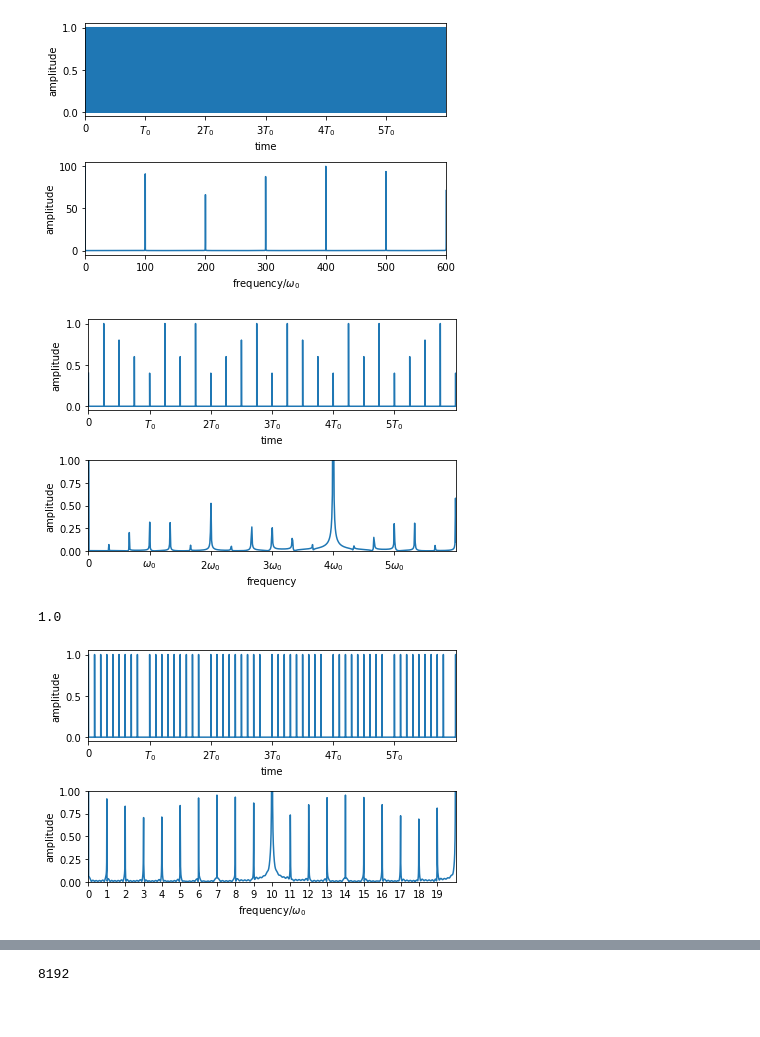
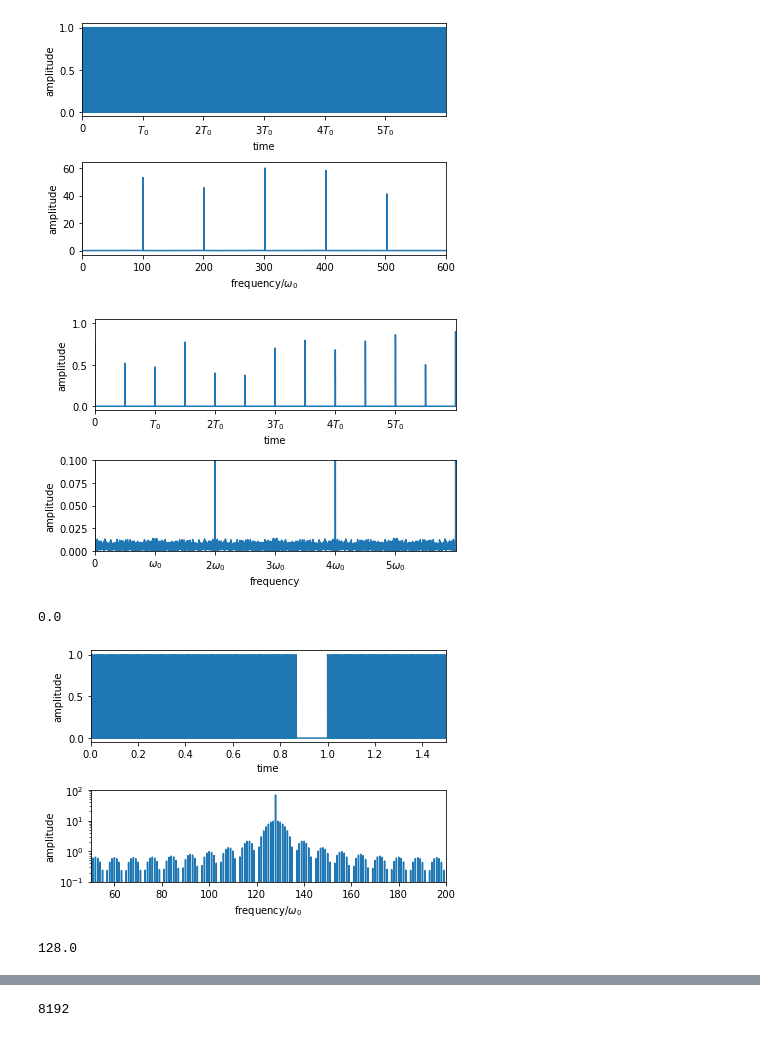
Before and after one commit to esuwaishi/IRoHa, a Jupyter notebook: Fourier.ipynb, the cells around one changed output, grey strips where cells are left out. Cells and saved outputs as stored; diff of their text form; code cells hidden in the pictures.

```diff
--- a/Fourier.ipynb
+++ b/Fourier.ipynb
@@ -86,15 +90,18 @@ from scipy.fftpack import fft
 import matplotlib.pyplot as plt
 
 # parameters
-N = 2**20 # data number
-dt = 0.0001 # data step [s]
+N = 2**24 # data number
+t0 = 2**14
+omg0 = 2*np.pi*(1/t0)
+omgs = omg0/10
+dt = 1/t0
+#dt = 0.0001 # data step [s]
 
 t = np.arange(0, N*dt, dt) # time
 freq = np.linspace(0, 1.0/dt, N) # frequency step
 
 y = np.zeros(N)*dt
-t0 = 100
-y[::t0] =1
+y[::int(t0/100)] =1
 
 yf = fft(y)/(N/2) # 離散フーリエ変換&規格化
 
@@ -117,28 +124,32 @@ plt.tight_layout()
 #plt.savefig("01")
 plt.show()
 # %% [output]
-[figure, old version]
+[figure, new version]
 # %%
 import numpy as np
 from scipy.fftpack import fft
 import matplotlib.pyplot as plt
 
 # parameters
-N = 2**20 # data number
-dt = 0.0001 # data step [s]
+N = 2**24 # data number
+t0 = 2**14
+omg0 = 2*np.pi*(1/t0)
+omgs = omg0/10
+dt = 1/t0
+#dt = 0.0001 # data step [s]
 
 t = np.arange(0, N*dt, dt) # time
 freq = np.linspace(0, 1.0/dt, N) # frequency step
 
 y = np.zeros(N)*dt
-t0 = 2500
-#for i in range(0, N, t0):
-#    y[i] = (1-0.8)*np.random.rand()+0.8
 
-y[::t0] =1
-y[::5000] =.8
-y[::7500] =0.6
-y[::10000] =.4
+for i in range(0, N, int(t0/2)):
+    y[i] = (1-0.3)*np.random.rand()+0.3
+
+#y[::int(t0/10)] =1
+#y[::int(t0/8)] =.8
+#y[::int(t0/6)] =0.6
+#y[::int(t0/4)] =.4
 
 yf = fft(y)/(N/2) # 離散フーリエ変換&規格化
 
@@ -153,7 +164,7 @@ plt.ylabel("amplitude")
 plt.subplot(212)
 plt.plot(freq, 5e3*np.abs(yf))
 plt.xlim(0, 6)
-plt.ylim(0, 1)
+plt.ylim(0, 0.1)
 plt.xlabel("frequency")
 plt.ylabel("amplitude")
 plt.xticks(np.arange(0, 6, 1), ["0", "$\omega_0$", "$2\omega_0$", "$3\omega_0$", "$4\omega_0$", "$5\omega_0$"])
@@ -162,51 +173,58 @@ plt.tight_layout()
 plt.show()
 print(y[2500])
 # %% [output]
-[figure, old version]
+[figure, new version]
-1.0
+0.0
 # %%
 import numpy as np
 from scipy.fftpack import fft
 import matplotlib.pyplot as plt
 
 # parameters
-N = 2**20 # data number
-dt = 0.0001 # data step [s]
+N = 2**24 # data number
+t0 = 2**14
+omg0 = 2*np.pi*(1/t0)
+omgs = omg0/10
+dt = 1/t0
+#dt = 0.0001 # data step [s]
 
 t = np.arange(0, N*dt, dt) # time
 freq = np.linspace(0, 1.0/dt, N) # frequency step
 
+nb = 128
 y = np.zeros(N)*dt
-t0 = 1000
-y[::t0] =1
+y[::int(t0/nb)] =1
 
-for j in range(1, 100):
-    for i in range(j*10000 - 1000, j*10000, t0):
+for j in range(1, int(N/t0)):
+    for i in range(j*t0 - int(16*t0/nb), j*t0, int(t0/nb)):
         y[i] = 0
 
 yf = fft(y)/(N/2) # 離散フーリエ変換&規格化
 
 plt.figure(2)
 plt.subplot(211)
 plt.plot(t, y)
-plt.xlim(0, 6)
-plt.xticks(np.arange(0, 6, 1), ["0", "$T_0$", "$2T_0$", "$3T_0$", "$4T_0$", "$5T_0$"])
+plt.xlim(0, 1.5)
+#plt.xticks(np.arange(0, 6, 1), ["0", "$T_0$", "$2T_0$", "$3T_0$", "$4T_0$", "$5T_0$"])
 plt.xlabel("time")
 plt.ylabel("amplitude")
 
 plt.subplot(212)
 plt.plot(freq, 5e3*np.abs(yf))
-plt.xlim(0, 20)
-plt.ylim(0, 1)
+plt.xlim(50, 200)
+plt.ylim(0.1, 100)
 plt.xlabel("frequency$/\omega_0$")
 plt.ylabel("amplitude")
+plt.semilogy()
 #plt.xticks(np.arange(0, 6, 1), ["0", "$\omega_0$", "$2\omega_0$", "$3\omega_0$", "$4\omega_0$", "$5\omega_0$"])
-plt.xticks(np.arange(0, 20, 1))
+#plt.xticks(np.arange(0, 20, 1))
 plt.tight_layout()
 #plt.savefig("01")
 plt.show()
+print(t0/nb)
 # %% [output]
-[figure, old version]
+[figure, new version]
+128.0
 # %%
 import numpy as np
 from scipy.fftpack import fft
```
Also changed, not shown: parts of 5 cells of this notebook, 5 other files.
